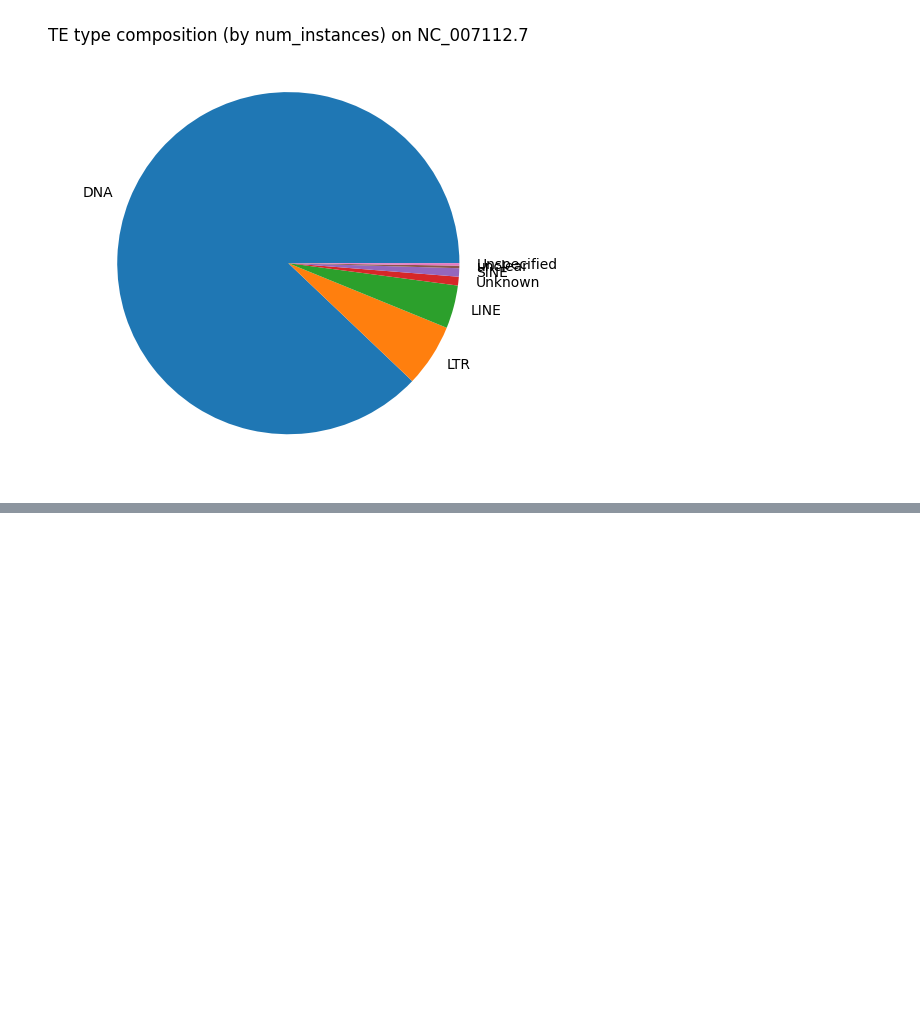
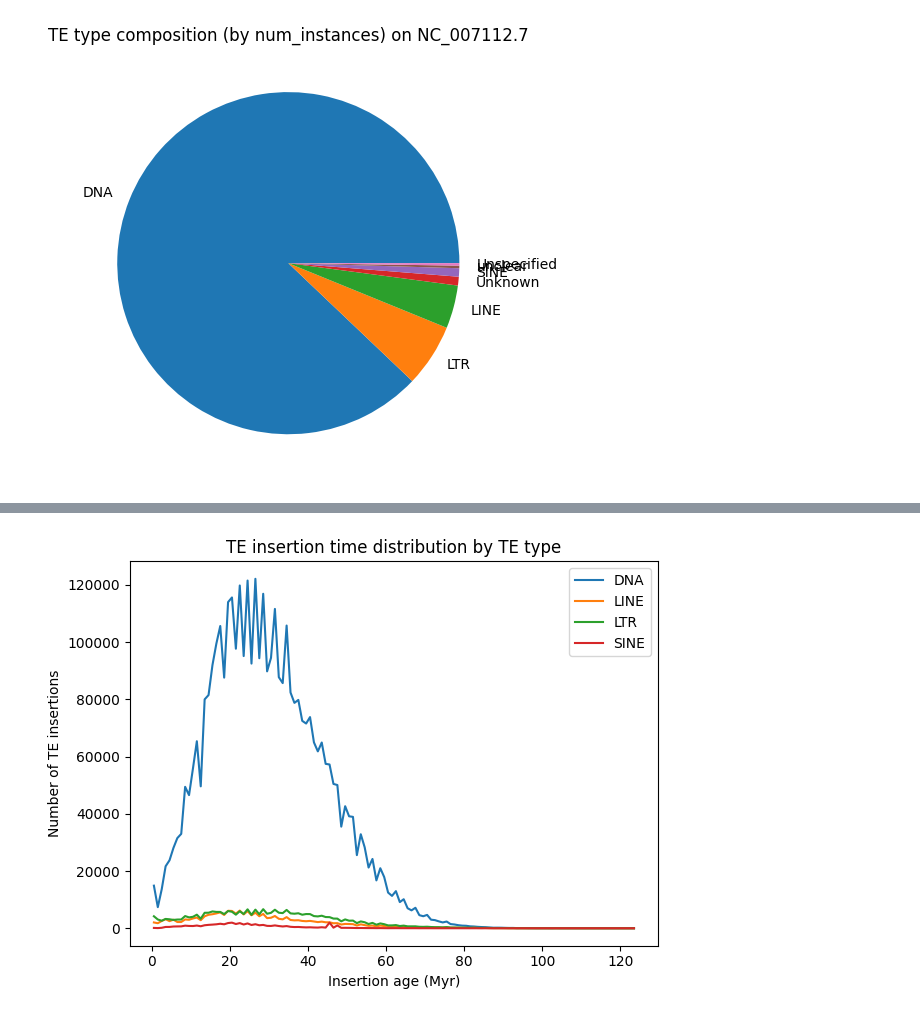
Before and after one commit to shalenyjlemko/DRario_compg, a Jupyter notebook: data/Drerio_FishTEDB/perChr_TE.ipynb, the cells around one changed output, grey strips where cells are left out. Cells and saved outputs as stored; diff of their text form; code cells hidden in the pictures; blank space fills up the shorter version.

```diff
--- a/data/Drerio_FishTEDB/perChr_TE.ipynb
+++ b/data/Drerio_FishTEDB/perChr_TE.ipynb
@@ -124,0 +166,18 @@ plt.show()
+# %%
+plt.figure()
+
+for t in ["DNA", "LINE", "LTR", "SINE"]:
+    sub = te[te["type"] == t]["age_Myr"].dropna()
+    if sub.empty:
+        continue
+    hist_counts, _ = np.histogram(sub, bins=bins)
+    plt.plot(bin_mid, hist_counts, label=t)
+
+plt.xlabel("Insertion age (Myr)")
+plt.ylabel("Number of TE insertions")
+plt.title("TE insertion time distribution by TE type")
+plt.legend()
+plt.tight_layout()
+plt.show()
+# %% [output]
+[figure, added]
```
Also changed, not shown: parts of 6 cells of this notebook, 1 other file.
